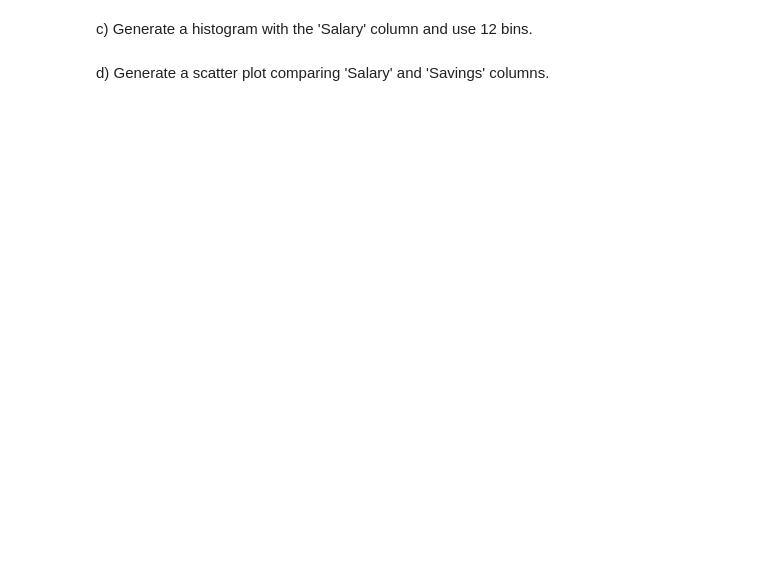
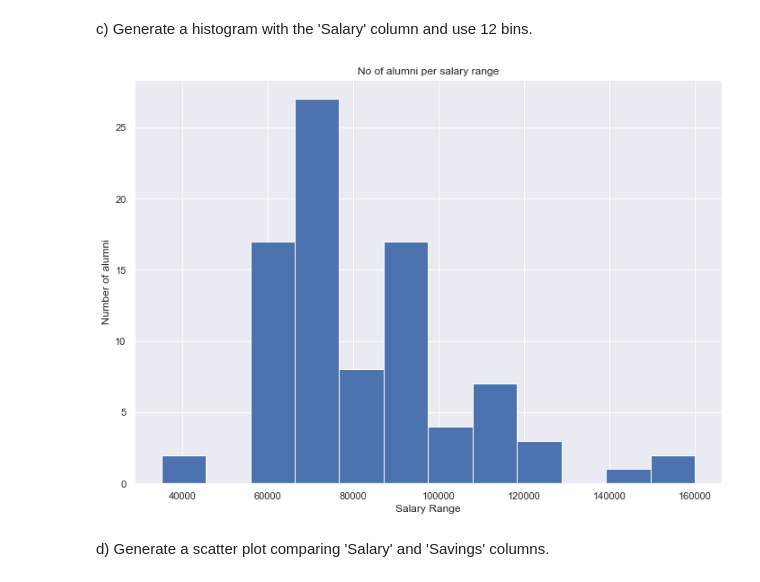
Before and after one commit to Claudine-wangari/Pandas-Assignment-1, a Jupyter notebook: Pandas and python practice.ipynb, the cells around one changed output. Drawn from its saved outputs; the diff is of its cells as text; code cells hidden in the pictures; blank space fills up the shorter version.

```diff
--- a/Pandas and python practice.ipynb
+++ b/Pandas and python practice.ipynb
@@ -248,2 +262,12 @@ c) Generate a histogram with the 'Salary' column and use 12 bins.
+# %%
+#c) (1)
+#Using Matplotlib to draw a Histogram to display Salary ranges with 12 bins/groups
+plt.hist(alumni['Salary'], bins = 12)
+plt.xlabel("Salary Range")
+plt.ylabel("Number of alumni")
+plt.title("No of alumni per salary range")
+plt.show()
+# %% [output]
+[figure, added]
 # %% [markdown]
 d) Generate a scatter plot comparing 'Salary' and 'Savings' columns.
```
Also changed, not shown: parts of 13 cells of this notebook.
